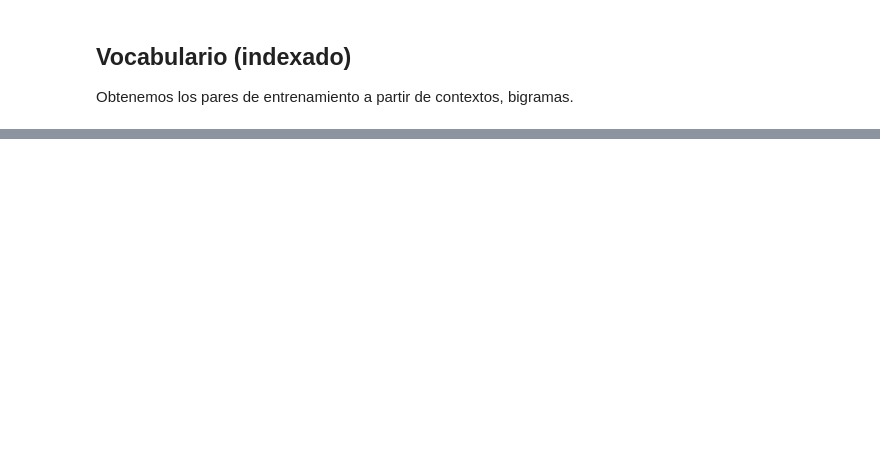
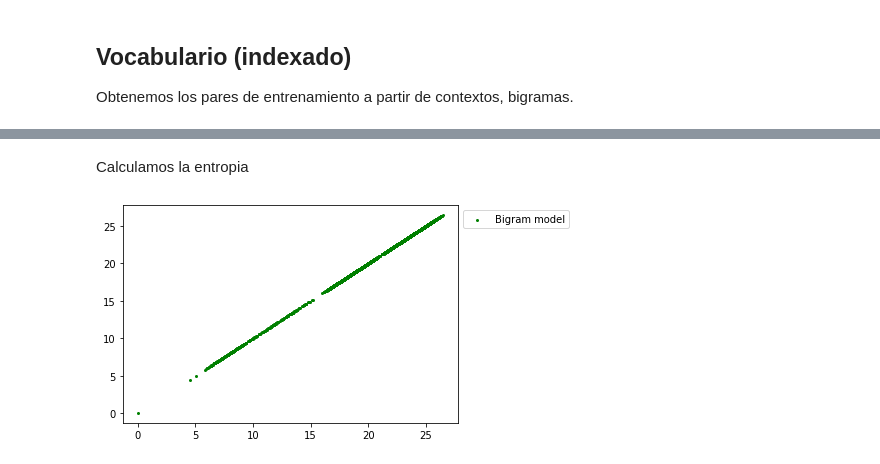
Before and after one commit to KarlaDSJ/WhatsMovie, a Jupyter notebook: process/Practica2.ipynb, the cells around one changed output, grey strips where cells are left out. Saved outputs shown, nothing was run; the diff lists cells and outputs as text; code cells hidden in the pictures; blank space fills up the shorter version.

```diff
--- a/process/Practica2.ipynb
+++ b/process/Practica2.ipynb
@@ -111,24 +154,3 @@ Número de cadenas test: 17078
 # %% [markdown]
 ## Vocabulario (indexado)
 Obtenemos los pares de entrenamiento a partir de contextos, bigramas.
-# %%
-def get_vocabulary():
-
-voc = vocab()
-#Creamos el vocabulario y le asignamos un indice a cada simbolo segun su aparicion
-cads_idx = list(text2numba(corpus_hapax,voc))
-#Indicamos las etiquetas a usar
-EOS = '<EOS>'
-BOS = '<BOS>'
-#Cada etiqeuta se le asigna un indice numerico
-BOS_IDX = max(voc.values())+2
-EOS_IDX = max(voc.values())+1
-#Se agregan estas etiqeutas al vocabulario
-voc[EOS] = EOS_IDX
-voc[BOS] = BOS_IDX
-#A cada línea de los diálogos se le agrega la etiqueta BOS al inicio y EOS al final
-cadenas = [[BOS_IDX] + text + [EOS_IDX] for text in train]
-#Se crean los bigramas
-bigrams = list(chain(*[zip(cad,cad[1:]) for cad in cadenas]))
-
-print(bigrams[:10])
@@ -134,0 +411,6 @@ print(bigrams[:10])
+# %% [markdown]
+Calculamos la entropia
+# %%
+bengio.test2(train[:5])
+# %% [output]
+[figure, added]
```
Also changed, not shown: parts of 10 cells of this notebook.
